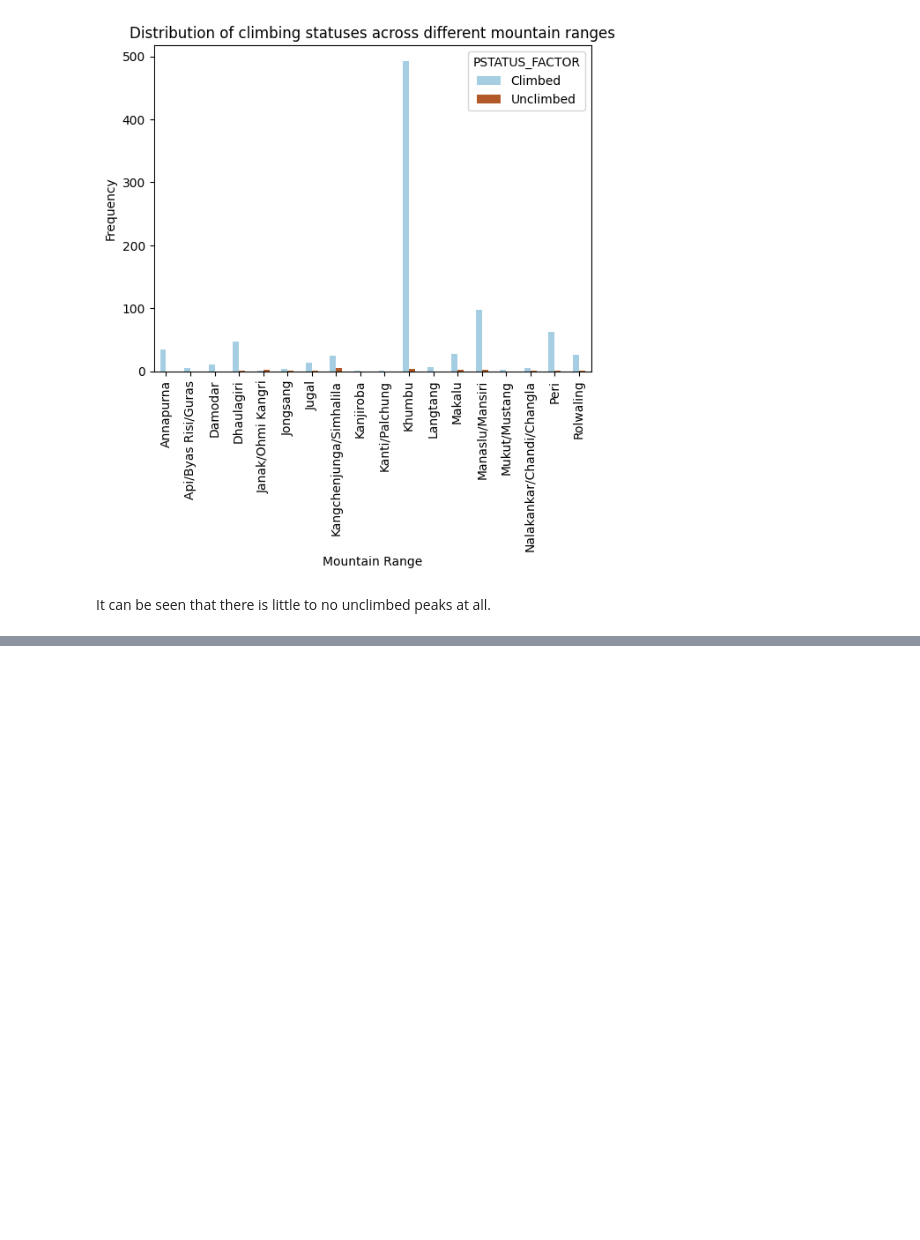
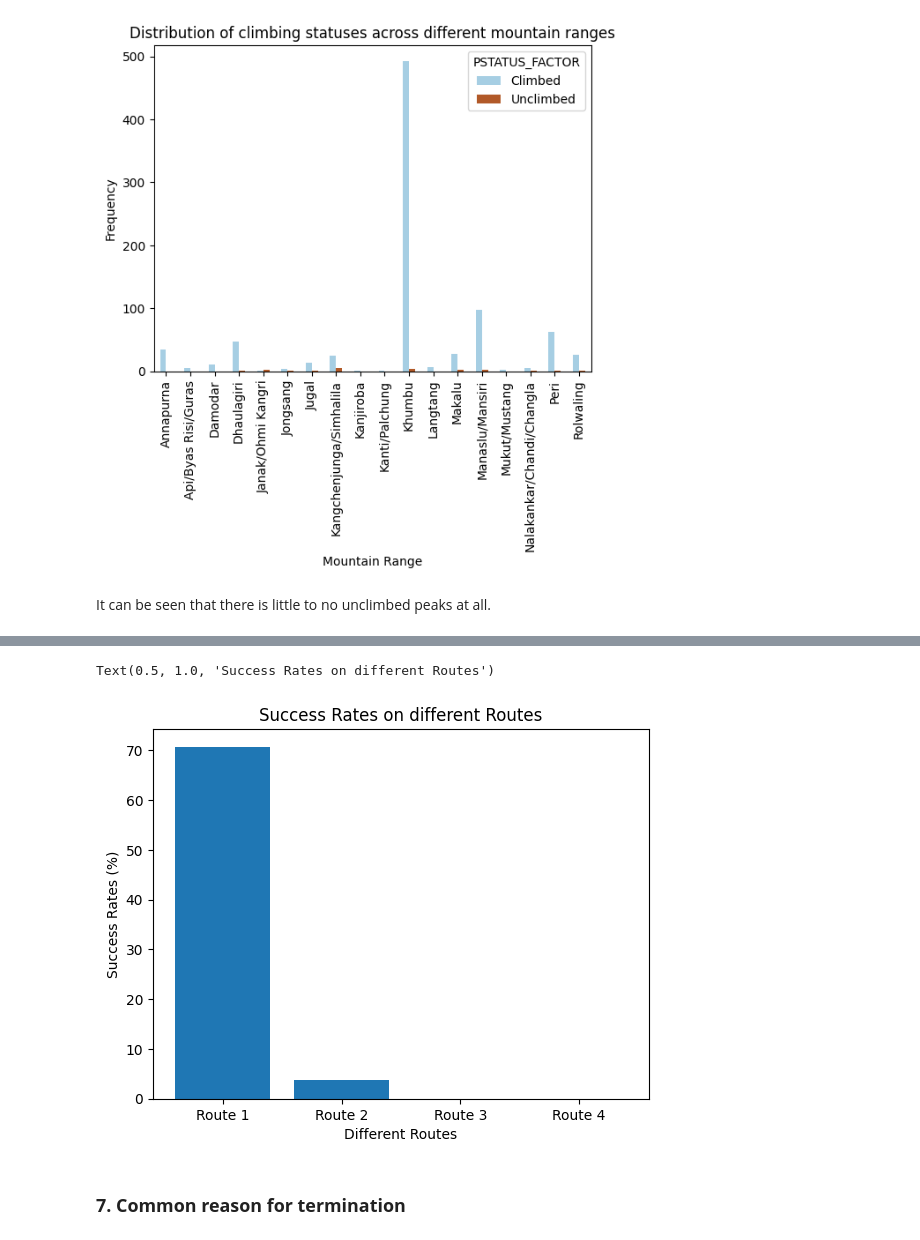
Before and after one commit to lazy-upa/Mountaineering-Expedition-Prediction, a Jupyter notebook: analysis.ipynb, the cells around one changed output, grey strips where cells are left out. Cells and saved outputs as stored; diff of their text form; code cells hidden in the pictures; blank space fills up the shorter version.

```diff
--- a/analysis.ipynb
+++ b/analysis.ipynb
@@ -255,0 +274,10 @@ It can be seen that there is little to no unclimbed peaks at all.
+# %%
+plt.bar(routes, success_rates_by_route)
+plt.xlabel('Different Routes')
+plt.ylabel('Success Rates (%)')
+plt.title('Success Rates on different Routes')
+# %% [output]
+Text(0.5, 1.0, 'Success Rates on different Routes')
+[figure, added]
+# %% [markdown]
+### **7. Common reason for termination**
```
Also changed, not shown: parts of 10 cells of this notebook.
